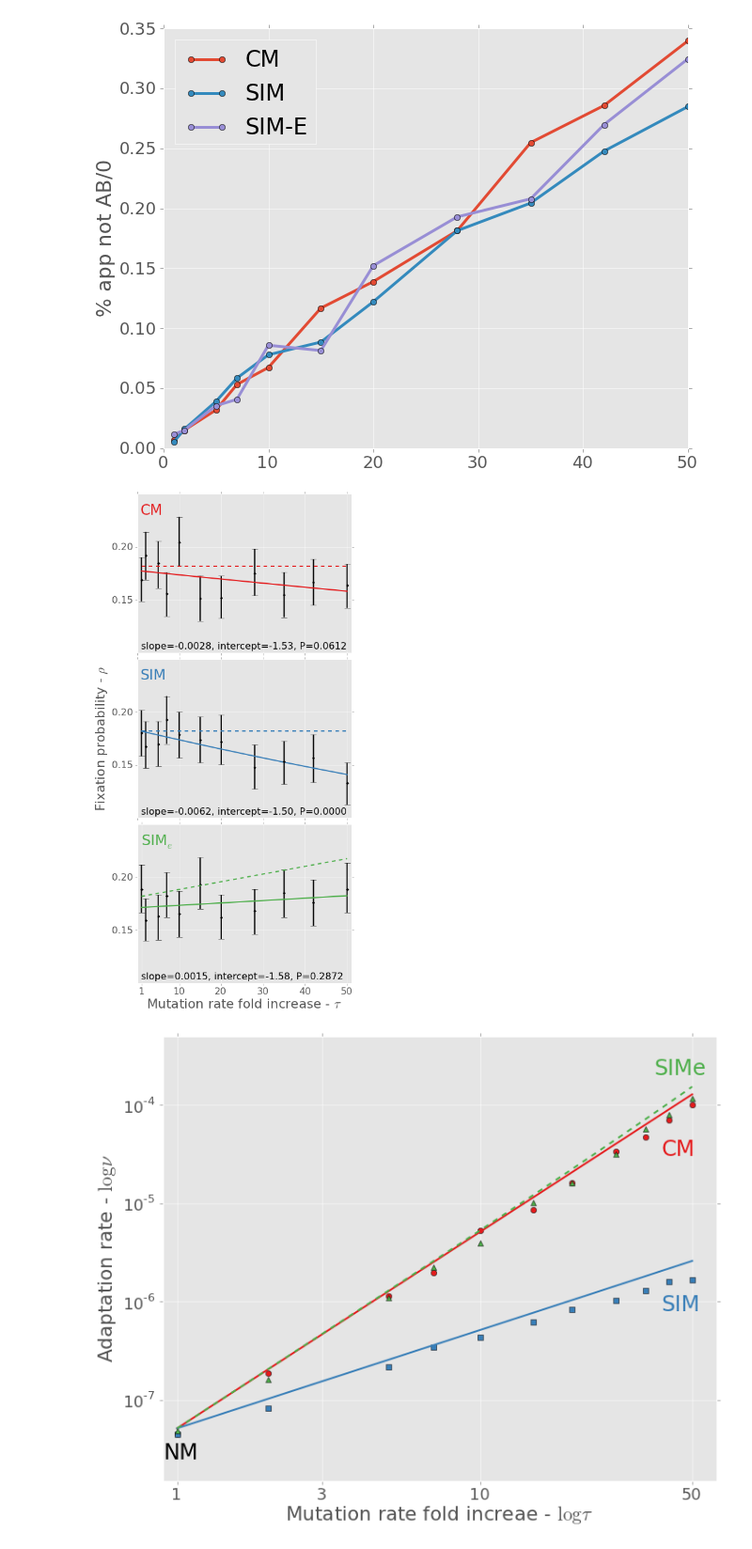
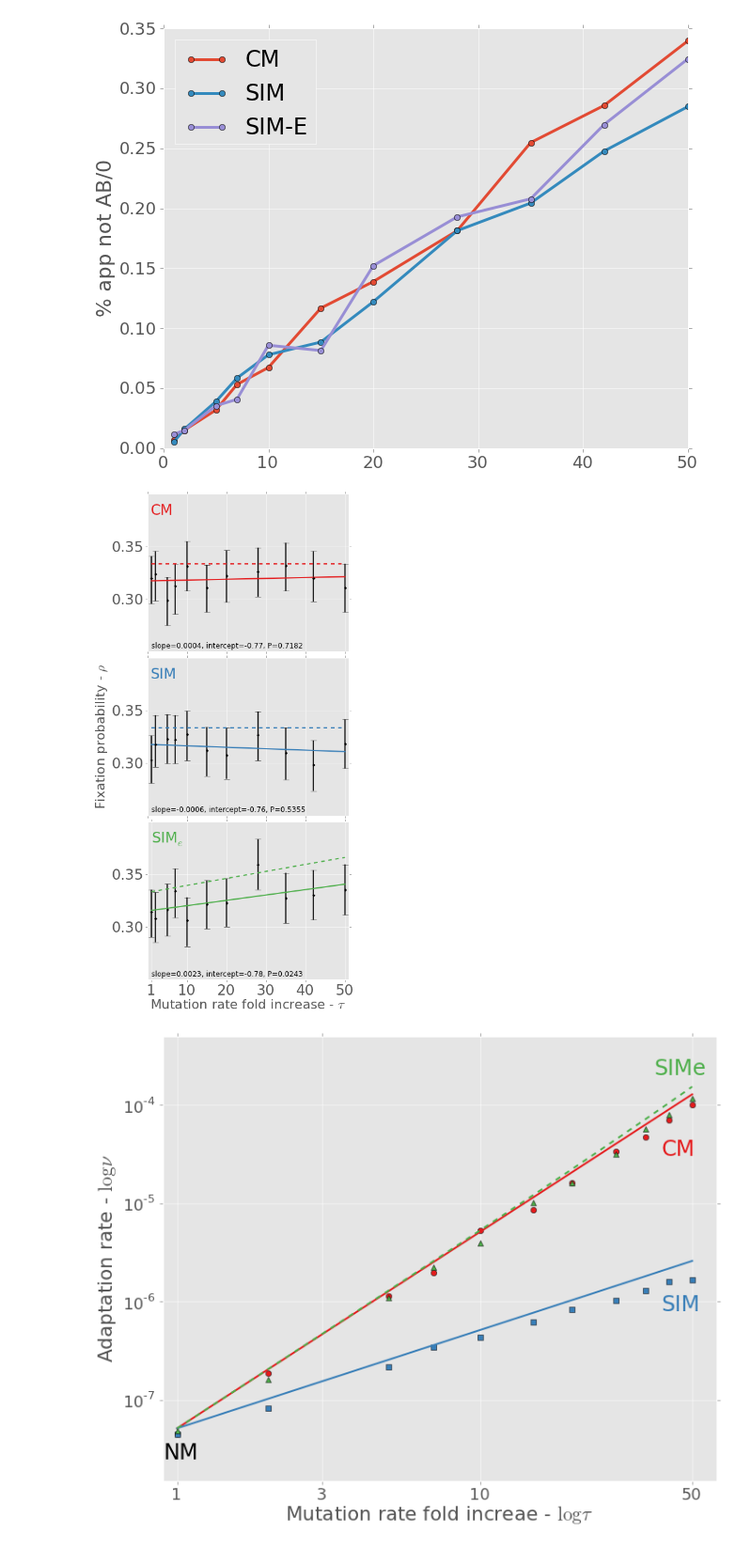
Before and after one commit to yoavram/ruggedsim, a Jupyter notebook: manuscript/simulation2.ipynb, the cells around one changed output. Shown at 94% size. Cells and saved outputs as stored; diff of their text form; code cells hidden in the pictures.

```diff
--- a/manuscript/simulation2.ipynb
+++ b/manuscript/simulation2.ipynb
@@ -23,7 +24,7 @@ annotate_fontize = 16
 line_label_fontsize= 24
 # %%
 T = 10 # tau
-s = 0.05 # s = 0.01 # Kibota and Lynch 1996
+s = 0.1 # s = 0.01 # Kibota and Lynch 1996
 H = 2
 U = 0.0004 # Wielgoss et al. 2011
 # U = 0.003 # Drake 1991
@@ -31,7 +32,7 @@ u = U * 0.2 / 1000 # Gordo, Perfeito, and Sousa 2011
 N = 1e6
 G = 25
 # %%
-job_name = 'pop1e6'
+job_name = 'unloaded'
 # %%
 with gzip.open("../stochastic/output/df_" + job_name + ".csv.gz") as f:
     df = pd.read_csv(f)
@@ -169,43 +173,51 @@ def fixation_regression(PI, fixation_function, ax=None, color="k", annotate=True
     ax.errorbar(taus, rhos, yerr=errs, fmt='.k', elinewidth=2, capsize=5)
     ax.plot(taus, [fixation_function(TT,U,u,s,H) for TT in taus],'--', linewidth=2, color=color)
     if annotate:
-        ax.annotate('slope=%.4f, intercept=%.2f, P=%.4f' % (a,b,pval),(0.02,0.02), xycoords='axes fraction',fontsize=annotate_fontize)
+        ax.annotate('slope=%.4f, intercept=%.2f, P=%.4f' % (a,b,pval),(0.02,0.02),
+                    xycoords='axes fraction',fontsize=annotate_fontize/2)
     plt.setp(ax.get_xticklabels(), fontsize=annotate_fontize)
     plt.setp(ax.get_yticklabels(), fontsize=annotate_fontize)
     return ax,a,b,pval
 # %%
 annotate_xpos = 1
-annotate_ypos = 0.23
+if s == 0.05:
+    annotate_ypos = 0.23
+if s == 0.1:
+    annotate_ypos = 0.38
 
 fig = figure(figsize=(6,12))
 ax1 = fig.add_subplot(311)
 fixation_regression(10, fixation_cm_exact, ax1, red)
 ax1.set_xticklabels([])
 ax1.text(annotate_xpos,annotate_ypos,"CM",color=red, fontsize=line_label_fontsize)
 
 ax2 = fig.add_subplot(312)
 fixation_regression(1.0, fixation_sim_exact, ax2, blue)
 ax2.set_xticklabels([])
 ax2.set_ylabel(r"Fixation probability - $\rho$")
 ax2.text(annotate_xpos,annotate_ypos,"SIM",color=blue, fontsize=line_label_fontsize)
 
 ax3 = fig.add_subplot(313)
 fixation_regression(1.01, fixation_sim_e_exact, ax3, green)
 ax3.set_xticks([1]+range(10,51,10))
 ax3.set_xticklabels([1]+range(10,51,10))
 ax3.set_xlabel(r"Mutation rate fold increase - $\tau$")
 ax3.text(annotate_xpos,annotate_ypos,r"SIM$_e$",color=green, fontsize=line_label_fontsize)
 ax3.set_xlabel(r"Mutation rate fold increase - $\tau$")
 
 plt.setp((ax1,ax2,ax3), xlim=(0,51))
-plt.setp((ax1,ax2,ax3), ylim=(0.1,0.25))
 plt.setp((ax1,ax2,ax3), ymargin=0)
-plt.setp((ax1,ax2,ax3), yticks=arange(0.15,0.25,0.05))
+if s == 0.05:
+    plt.setp((ax1,ax2,ax3), ylim=(0.1,0.25))
+    plt.setp((ax1,ax2,ax3), yticks=arange(0.15,0.25,0.05))
+if s == 0.1:
+    plt.setp((ax1,ax2,ax3), ylim=(0.25,0.4))
+    plt.setp((ax1,ax2,ax3), yticks=arange(0.3,0.39,0.05))
 
 fig.subplots_adjust(left=None, bottom=0, right=None, top=None, wspace=None, hspace=0.25)
 fig.tight_layout(pad=0)
 # %% [output]
-[figure, old version]
+[figure, new version]
 # %%
 fig.savefig("fixation_regression_%s_s_%.2f_logN_%d.png" % (job_name,s,log10(N)))
 # %%
```
Also changed, not shown: parts of 5 cells of this notebook.
